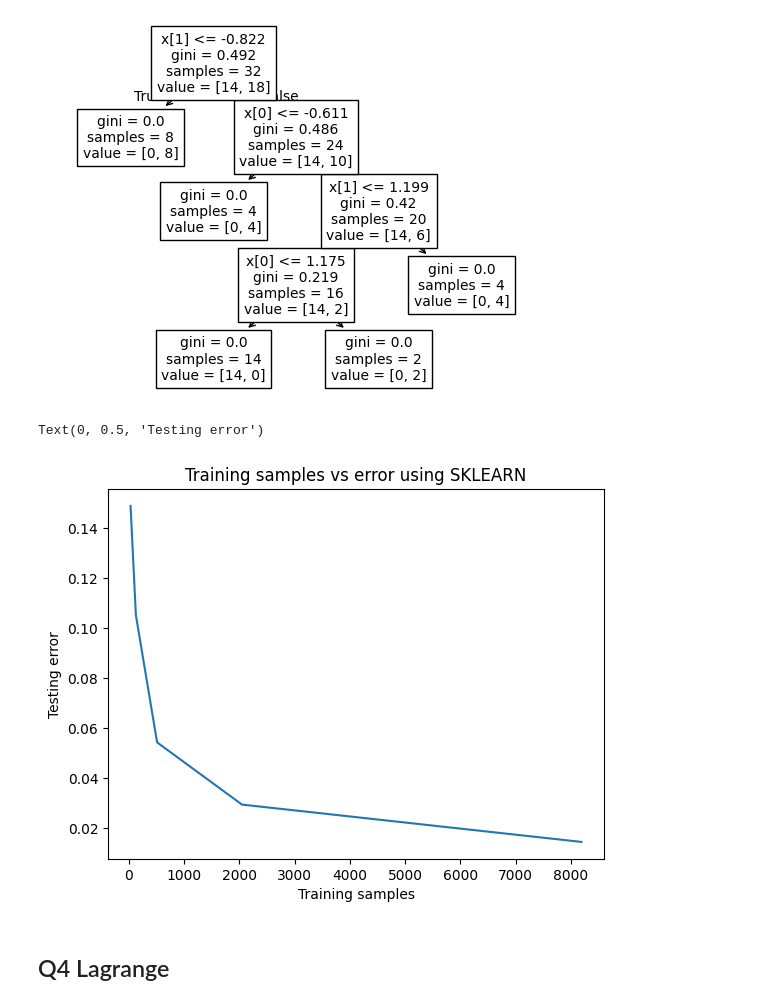
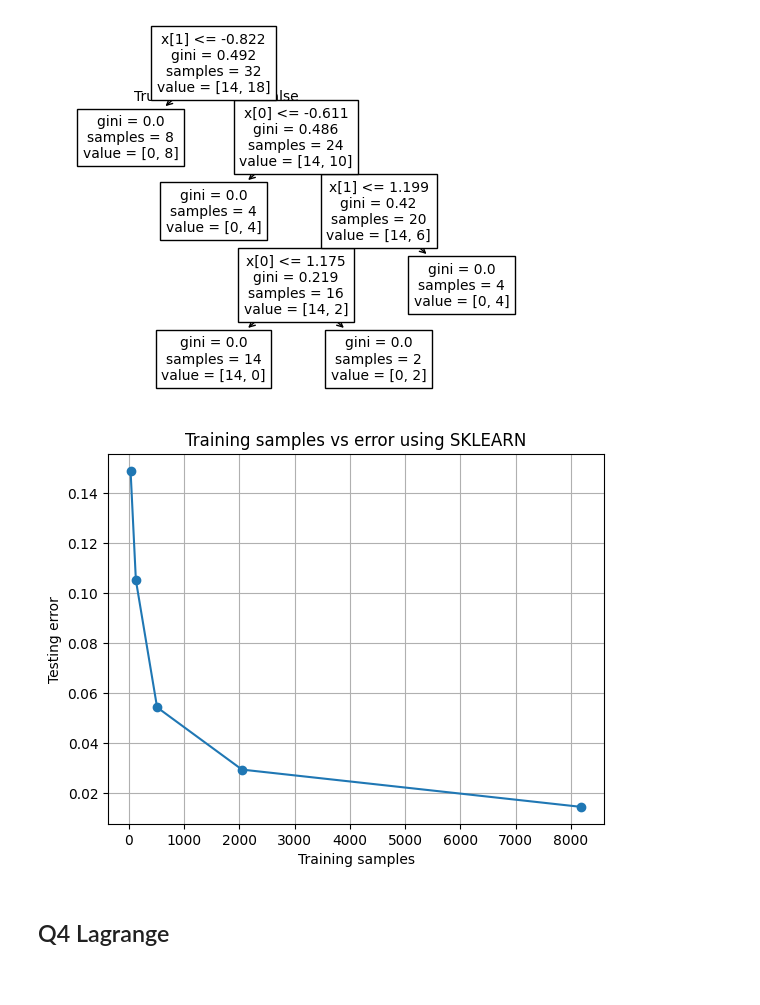
Before and after one commit to SistlaS/CS760Assgn, a Jupyter notebook: hw2/hw2.ipynb, the cells around one changed output. Drawn from its saved outputs; the diff is of its cells as text; code cells hidden in the pictures.

```diff
--- a/hw2/hw2.ipynb
+++ b/hw2/hw2.ipynb
@@ -30,0 +32,2 @@ plt.show()
+# %%
+X,y = read_data("./data/D3leaves.txt")
@@ -30,0 +38,8 @@ plt.show()
+# %%
+# data = pd.read_csv("./data/D3leaves.txt", sep=" ", header=None)
+# X,y = np.array([[0,0], [0,1], [1,0], [1,1]]), np.array([1,1,0,0])
+clf_test = DecisionTree()
+clf_test.fit(X,y)
+
+# clf.visualize_tree('test')
+type(X), y
@@ -260,7 +310,8 @@ class DecisionTree:
     def build_tree(self, dataset, current_depth=0):
         X, y = dataset[:, :-1], dataset[:,-1]
         n_samples, n_features = X.shape
-
+        if len(np.unique(y)) == 0:
+            return Node(is_leaf=True, prediction=int(np.unique(y)[0]))
         if n_samples == 0:
             # print("# samples = 0 : stopping and returning None")
             return Node(is_leaf=True, prediction=1)
@@ -323,7 +374,7 @@ class DecisionTree:
                 if feature_names is not None:
                     label = f"X{feature_names[node.feature]} >= {node.threshold:.2f}" # \nEntropy: {node.entropy:.2f}\nGain Ratio: {node.gain_ratio:.2f}"
                 else:
-                    label = f"X{node.feature} >= {node.threshold:.2f}" # \nEntropy: {node.entropy:.2f}\nGain Ratio: {node.gain_ratio:.2f}"
+                    label = f"X{node.feature+1} >= {node.threshold:.2f}" # \nEntropy: {node.entropy:.2f}\nGain Ratio: {node.gain_ratio:.2f}"
 
             dot.node(str(id(node)), label=label)
 
@@ -344,10 +395,8 @@ class DecisionTree:
         return self._count_nodes_recursive(self.root)
 
     def _count_nodes_recursive(self, node):
-        print(node)
-        print(type(node))
-        if isinstance(node, Node):  # Internal node
-            _, left_subtree, right_subtree = node.threshold, node.left, node.right
+        if node.is_leaf == False:  # Internal node
+            _, left_subtree, right_subtree = node.threshold, node.left_node, node.right_node
             return 1 + self._count_nodes_recursive(left_subtree) + self._count_nodes_recursive(right_subtree)
         else:  # Leaf node
             return 1
@@ -589,6 +627,7 @@ from sklearn import tree
 # %%
 clf_8192 = DecisionTreeClassifier()
-clf_8192.fit(X_train, y_train)clf_32 = DecisionTreeClassifier()
+clf_8192.fit(X_train, y_train)
+clf_32 = DecisionTreeClassifier()
 clf_32.fit(XD32, yD32)
 
 nodes_32 = clf_32.tree_.node_count
@@ -685,13 +726,14 @@ Number of Nodes for 32 training size :  9
 # %%
 x = [8192, 2048, 512, 128, 32]
 y = [err_8192, err_2048, err_512, err_128, err_32]
-plt.plot(x,y)
+plt.plot(x,y, marker='o')
+plt.grid(True)
 plt.title('Training samples vs error using SKLEARN')
 plt.xlabel("Training samples")
 plt.ylabel("Testing error")
+plt.savefig('learning_curve_sklearn.png')
 # %% [output]
-Text(0, 0.5, 'Testing error')
-[figure, old version]
+[figure, new version]
 # %% [markdown]
 ## Q4 Lagrange
 # %%
```
Also changed, not shown: parts of 23 cells of this notebook, 28 other files.
